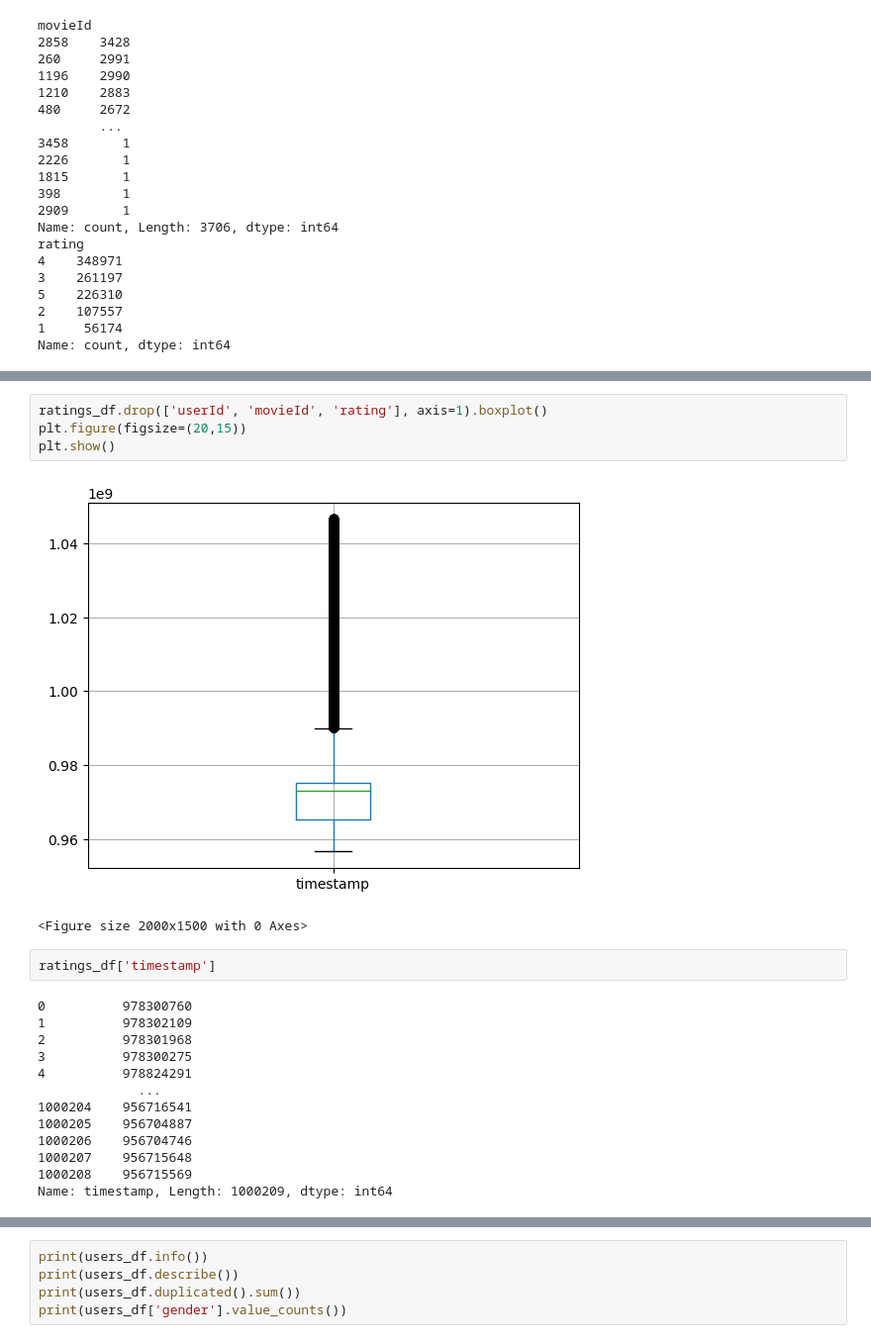
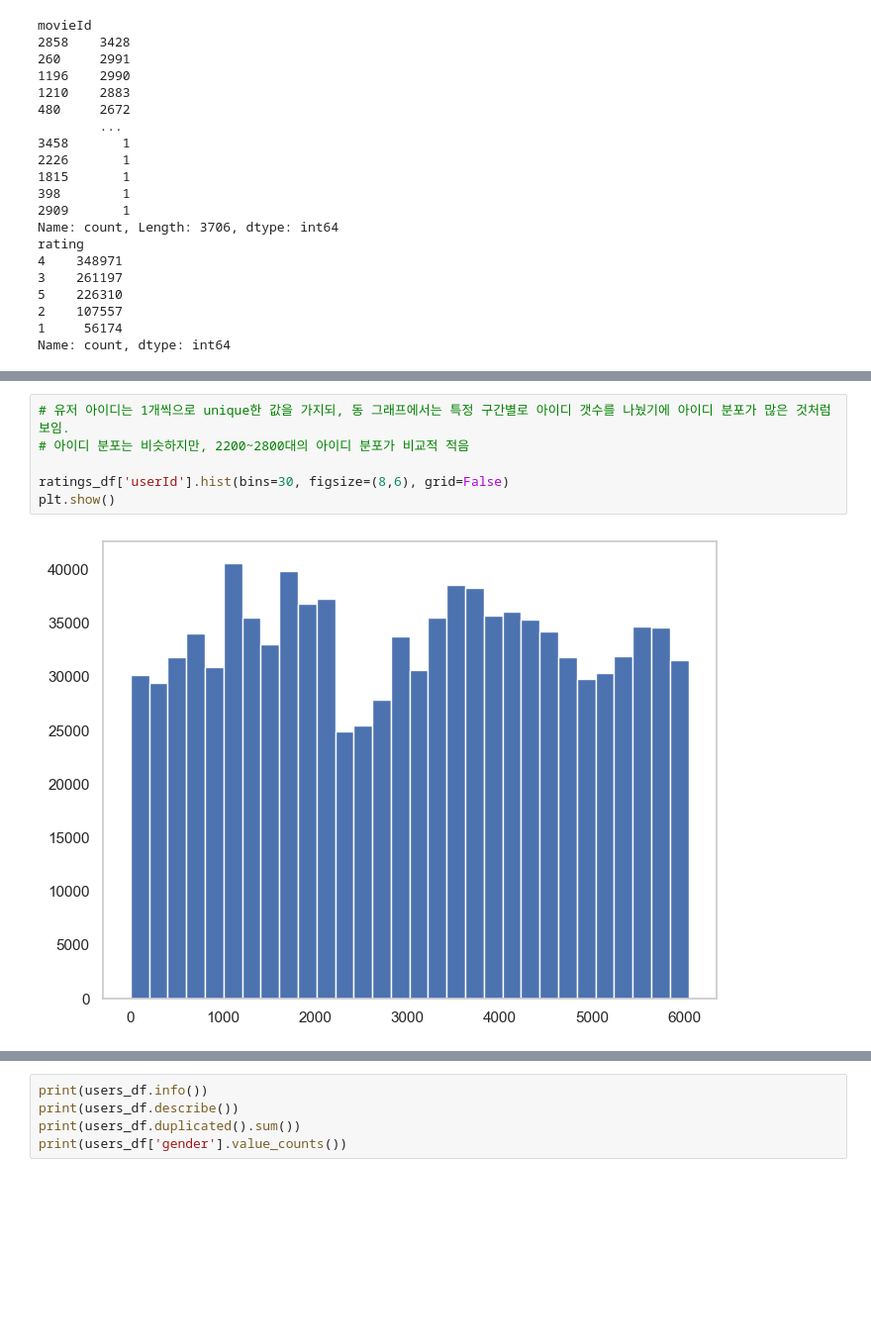
Before and after one commit to bgh2104/TP2, a Jupyter notebook: EDA.ipynb, the cells around one changed output, grey strips where cells are left out. Shown at 99% size. Saved outputs shown, nothing was run; the diff lists cells and outputs as text; blank space fills up the shorter version.

```diff
--- a/EDA.ipynb
+++ b/EDA.ipynb
@@ -309,26 +319,12 @@ ratings_df.iloc[:].hist(bins=30, figsize=(14,8), grid=False)
 plt.show()
 # %% [output]
 [figure]
-# %%
-ratings_df.drop(['userId', 'movieId', 'rating'], axis=1).boxplot()
-plt.figure(figsize=(20,15))
-plt.show()
-# %% [output]
-[figure, removed]
-<Figure size 2000x1500 with 0 Axes>
-# %%
-ratings_df['timestamp']
-# %% [output]
-0          978300760
-1          978302109
-2          978301968
-3          978300275
-4          978824291
-             ...
-1000204    956716541
-1000205    956704887
-1000206    956704746
-1000207    956715648
-1000208    956715569
-Name: timestamp, Length: 1000209, dtype: int64
+# %%
+# 유저 아이디는 1개씩으로 unique한 값을 가지되, 동 그래프에서는 특정 구간별로 아이디 갯수를 나눴기에 아이디 분포가 많은 것처럼 보임.
+# 아이디 분포는 비슷하지만, 2200~2800대의 아이디 분포가 비교적 적음
+
+ratings_df['userId'].hist(bins=30, figsize=(8,6), grid=False)
+plt.show()
+# %% [output]
+[figure, added]
 # %%
```
Also changed, not shown: parts of 23 cells of this notebook, 2 other files.
